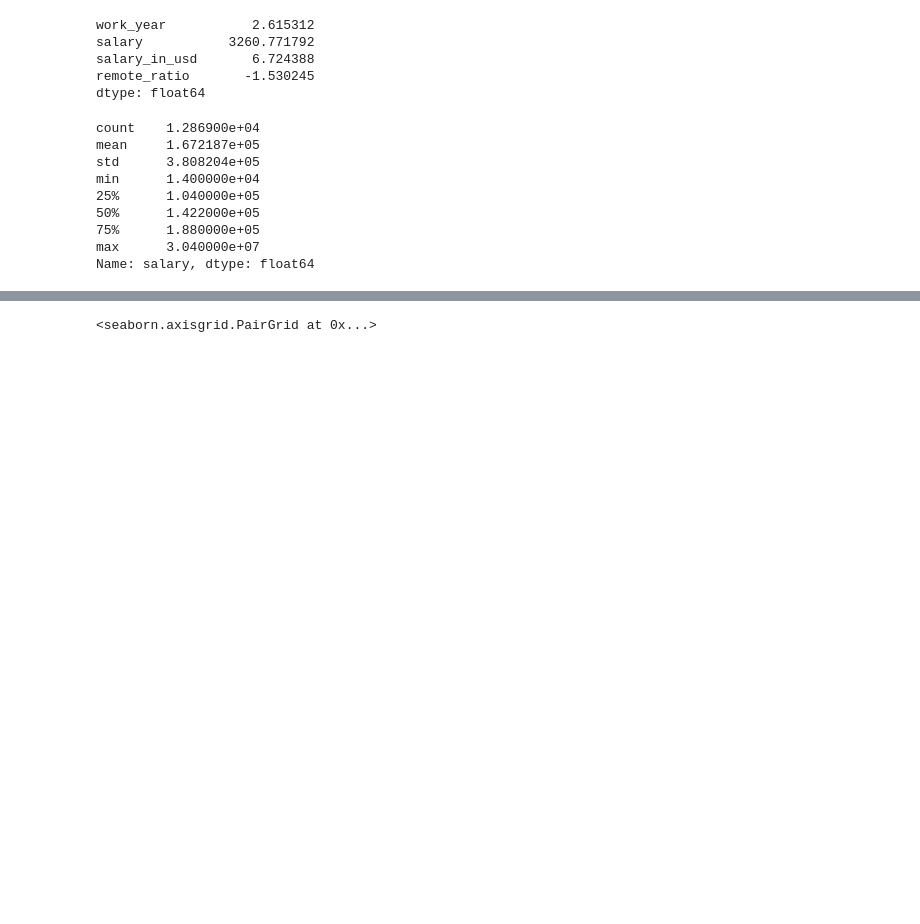
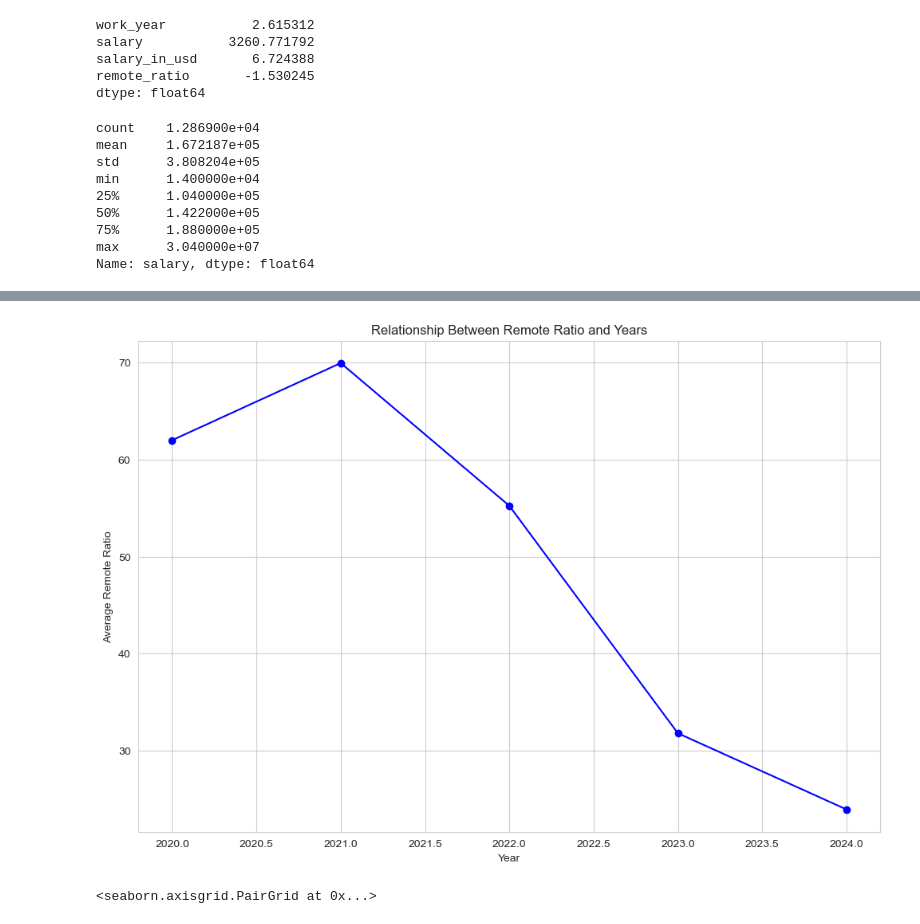
Before and after one commit to nandoj28/DataScienceSalary, a Jupyter notebook: model/main.ipynb, the cells around one changed output, grey strips where cells are left out. Drawn from its saved outputs; the diff is of its cells as text; code cells hidden in the pictures; blank space fills up the shorter version.

```diff
--- a/model/main.ipynb
+++ b/model/main.ipynb
@@ -90,3 +116,18 @@ plt.show()
+# %%
+# Remote ration trends throughout the years
+average_remote_ratio_per_year = data.groupby('work_year')['remote_ratio'].mean()
+
+plt.figure(figsize=(12, 8))
+plt.plot(average_remote_ratio_per_year.index, average_remote_ratio_per_year.values, marker='o', linestyle='-', color='b')
+
+plt.xlabel('Year')
+plt.ylabel('Average Remote Ratio')
+plt.title('Relationship Between Remote Ratio and Years')
+
+plt.grid(True)
+plt.show()
+# %% [output]
+[figure, added]
 # %%
 sns.pairplot(data)
 # %% [output]
```
Also changed, not shown: parts of 6 cells of this notebook.
